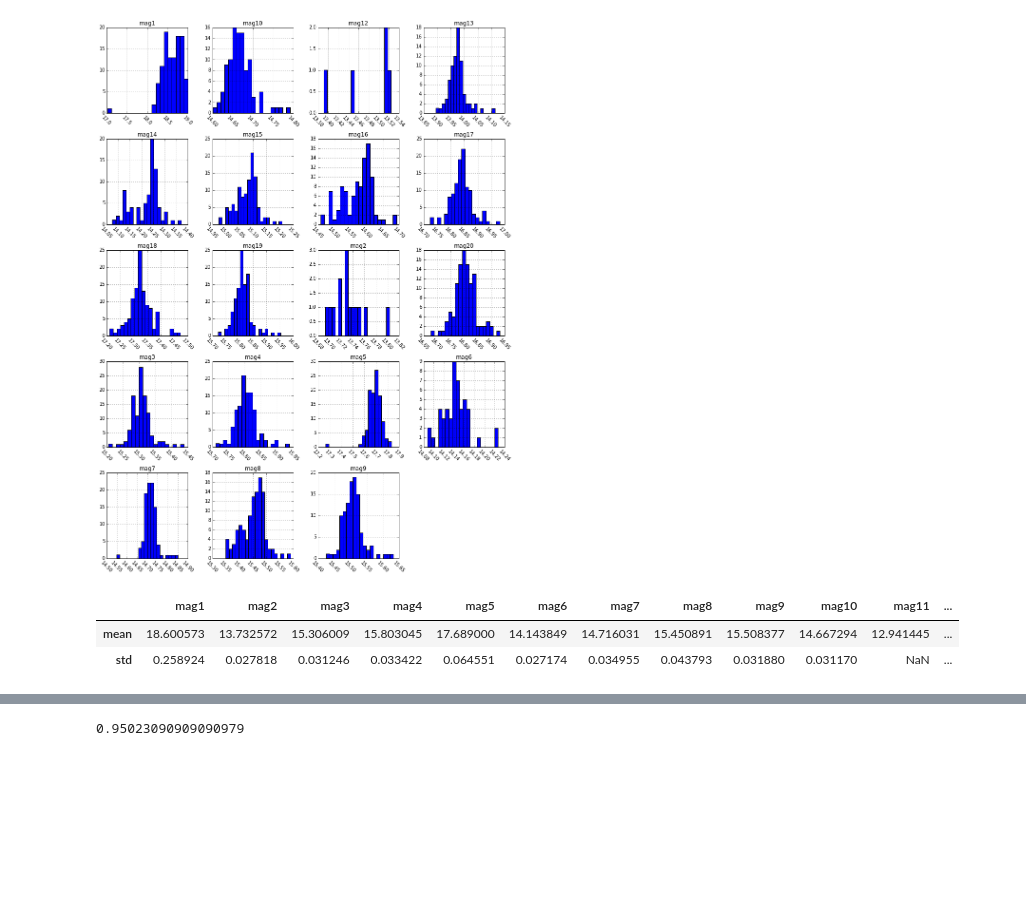
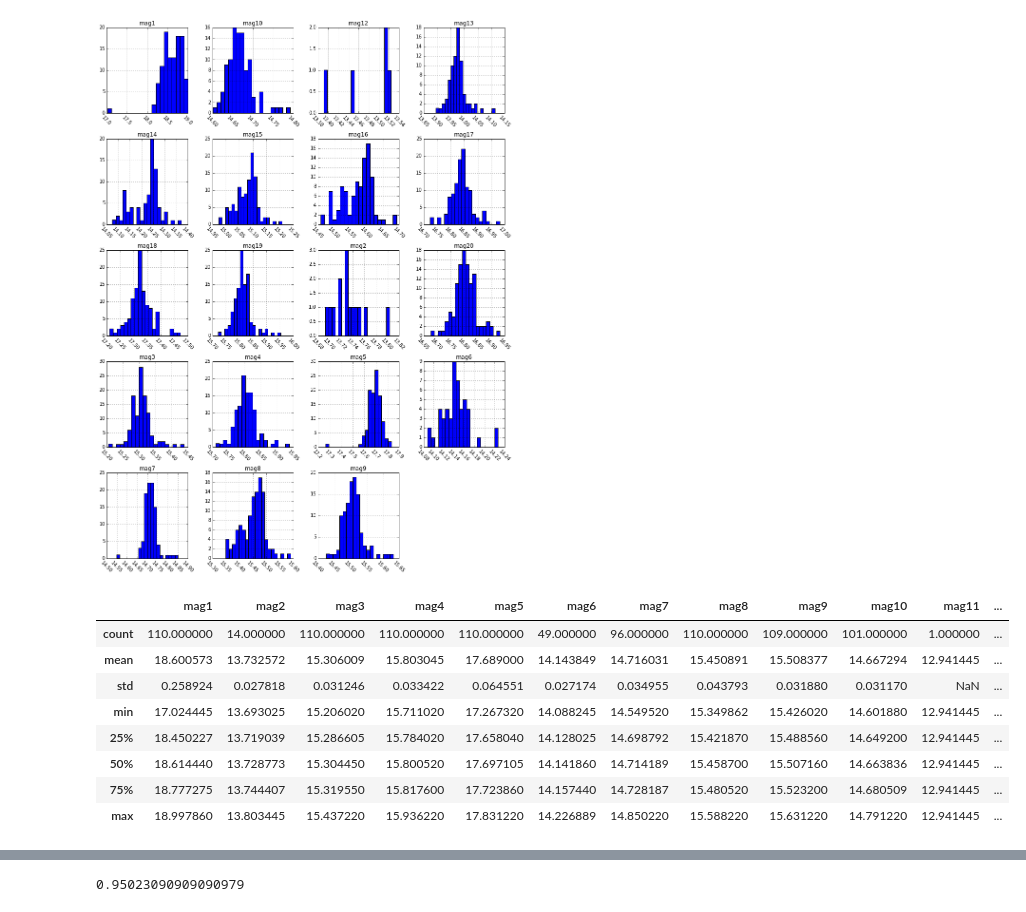
Before and after one commit to ih64/NovaMusca, a Jupyter notebook: NovaMuscaCalibration.v3.ipynb, the cells around one changed output, grey strips where cells are left out. Saved outputs shown, nothing was run; the diff lists cells and outputs as text; code cells hidden in the pictures; blank space fills up the shorter version.

```diff
--- a/NovaMuscaCalibration.v3.ipynb
+++ b/NovaMuscaCalibration.v3.ipynb
@@ -661,11 +583,17 @@ array([[<matplotlib.axes._subplots.AxesSubplot object at 0x...>,
         <matplotlib.axes._subplots.AxesSubplot object at 0x...>]], dtype=object)
 [figure]
 # %%
-photCalI.drop([0,2,17,63,70]).drop(['date','juliandate'],axis=1).describe().ix[['mean','std']]
+photCalI.drop([0,2,17,63,70]).drop(['date','juliandate'],axis=1).describe()
 # %% [output]
 |  | mag1 | mag2 | mag3 | mag4 | mag5 | mag6 | mag7 | mag8 | mag9 | mag10 | mag11 | ... |
+| count | 110.000000 | 14.000000 | 110.000000 | 110.000000 | 110.000000 | 49.000000 | 96.000000 | 110.000000 | 109.000000 | 101.000000 | 1.000000 | ... |
 | mean | 18.600573 | 13.732572 | 15.306009 | 15.803045 | 17.689000 | 14.143849 | 14.716031 | 15.450891 | 15.508377 | 14.667294 | 12.941445 | ... |
 | std | 0.258924 | 0.027818 | 0.031246 | 0.033422 | 0.064551 | 0.027174 | 0.034955 | 0.043793 | 0.031880 | 0.031170 | NaN | ... |
+| min | 17.024445 | 13.693025 | 15.206020 | 15.711020 | 17.267320 | 14.088245 | 14.549520 | 15.349862 | 15.426020 | 14.601880 | 12.941445 | ... |
+| 25% | 18.450227 | 13.719039 | 15.286605 | 15.784020 | 17.658040 | 14.128025 | 14.698792 | 15.421870 | 15.488560 | 14.649200 | 12.941445 | ... |
+| 50% | 18.614440 | 13.728773 | 15.304450 | 15.800520 | 17.697105 | 14.141860 | 14.714189 | 15.458700 | 15.507160 | 14.663836 | 12.941445 | ... |
+| 75% | 18.777275 | 13.744407 | 15.319550 | 15.817600 | 17.723860 | 14.157440 | 14.728187 | 15.480520 | 15.523200 | 14.680509 | 12.941445 | ... |
+| max | 18.997860 | 13.803445 | 15.437220 | 15.936220 | 17.831220 | 14.226889 | 14.850220 | 15.588220 | 15.631220 | 14.791220 | 12.941445 | ... |
 # %%
 #this is the difference in the means of the calibrated i and v band data using only points calibrated by suzanne
 photCalI.drop([0,2,17,63,70]).drop(['date','juliandate'],axis=1)[:100].describe().ix['mean'] - photCalV.drop([0,1,2,63,70,71]).drop(['date','juliandate'], axis=1)[:100].describe().ix['mean']
```
Also changed, not shown: parts of 23 cells of this notebook.
